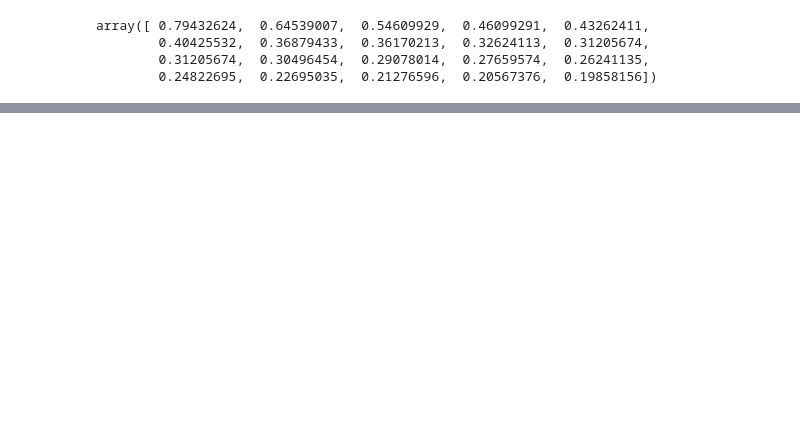
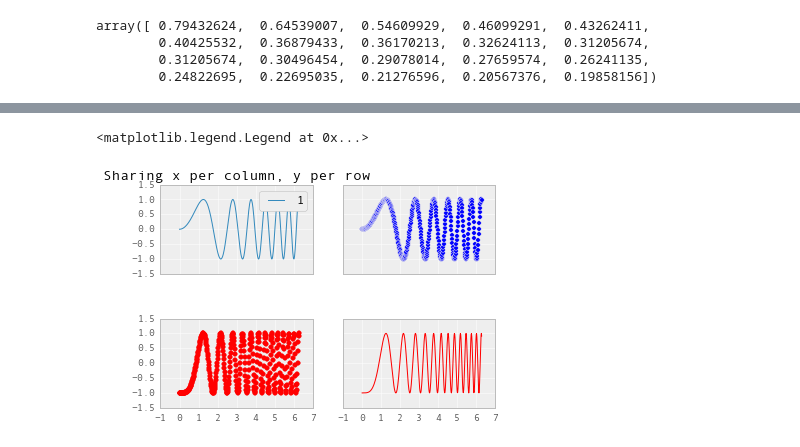
Before and after one commit to bxie/ai2_user_trajectory, a Jupyter notebook: analysis.ipynb, the cells around one changed output, grey strips where cells are left out. Cells and saved outputs as stored; diff of their text form; code cells hidden in the pictures; blank space fills up the shorter version.

```diff
--- a/analysis.ipynb
+++ b/analysis.ipynb
@@ -449,0 +634,14 @@ plt.plot(popps_avg)
+# %%
+# Simple data to display in various forms
+x = np.linspace(0, 2 * np.pi, 400)
+y = np.sin(x ** 2)
+f, ((ax1, ax2), (ax3, ax4)) = plt.subplots(2, 2, sharex='col', sharey='row')
+ax1.plot(x, y)
+ax1.set_title('Sharing x per column, y per row')
+ax2.scatter(x, y)
+ax3.scatter(x, 2 * y ** 2 - 1, color='r')
+ax4.plot(x, 2 * y ** 2 - 1, color='r')
+ax1.legend([1])
+# %% [output]
+<matplotlib.legend.Legend at 0x...>
+[figure, added]
```
Also changed, not shown: parts of 20 cells of this notebook.
